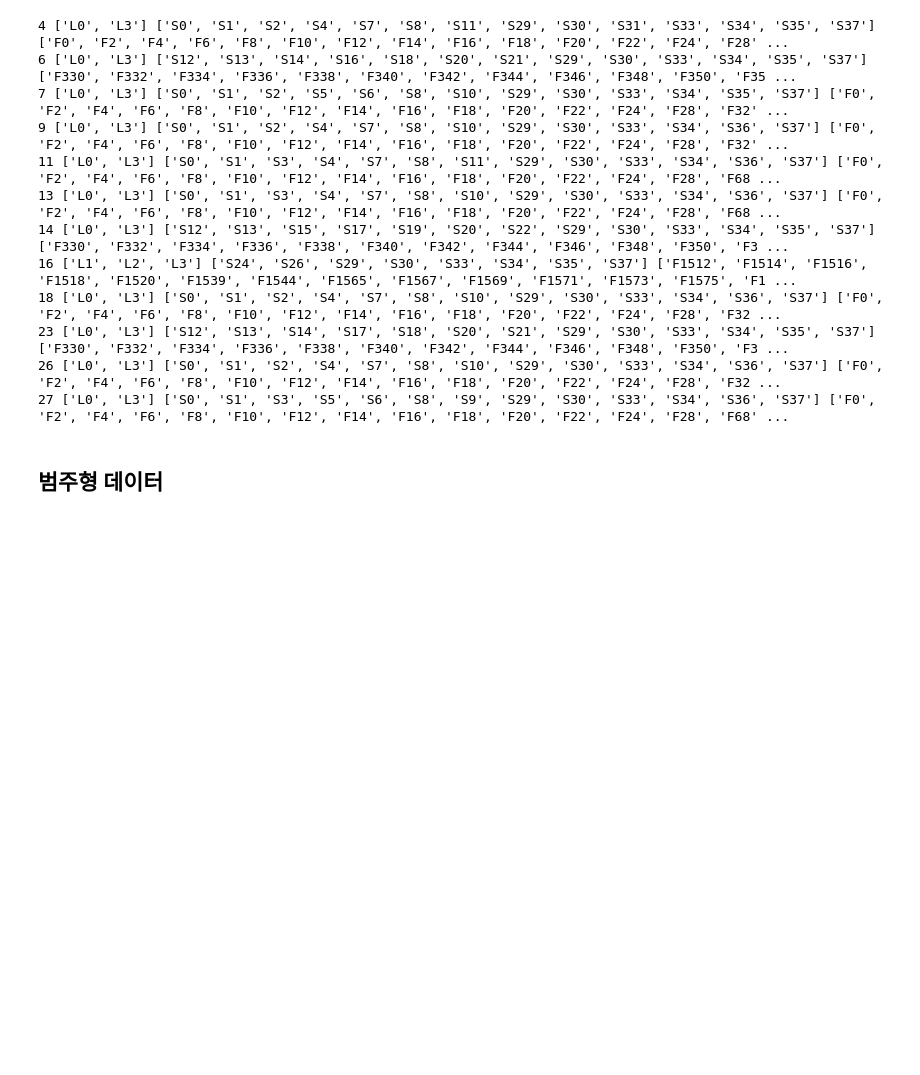
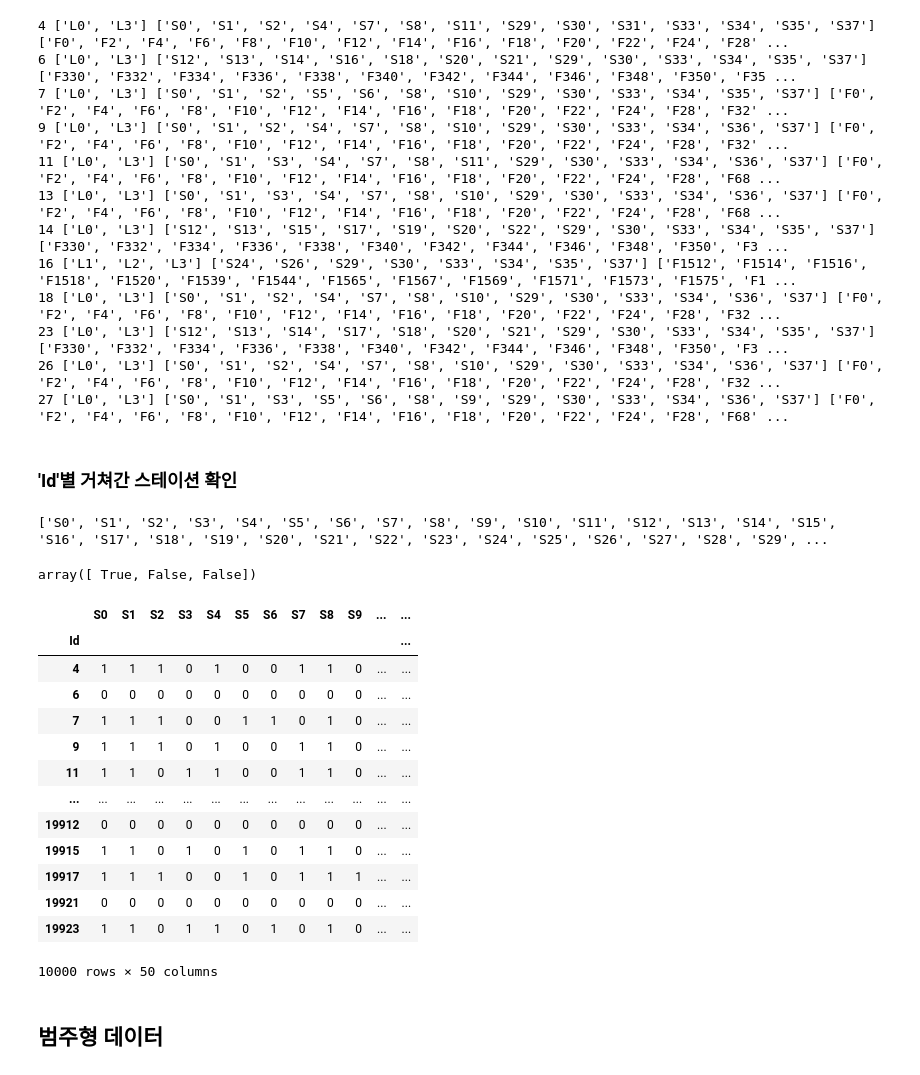
Before and after one commit to seonydg/ml-classification-Bosch-Production-Line-Performance, a Jupyter notebook: Bosch Production Line Performance.ipynb, the cells around one changed output. Saved outputs shown, nothing was run; the diff lists cells and outputs as text; code cells hidden in the pictures; blank space fills up the shorter version.

Commit message:
feat : numeric data preprocessing-2

```diff
--- a/Bosch Production Line Performance.ipynb
+++ b/Bosch Production Line Performance.ipynb
@@ -198,6 +198,52 @@ for idx, row in X.iterrows():
 23 ['L0', 'L3'] ['S12', 'S13', 'S14', 'S17', 'S18', 'S20', 'S21', 'S29', 'S30', 'S33', 'S34', 'S35', 'S37'] ['F330', 'F332', 'F334', 'F336', 'F338', 'F340', 'F342', 'F344', 'F346', 'F348', 'F350', 'F3 ...
 26 ['L0', 'L3'] ['S0', 'S1', 'S2', 'S4', 'S7', 'S8', 'S10', 'S29', 'S30', 'S33', 'S34', 'S36', 'S37'] ['F0', 'F2', 'F4', 'F6', 'F8', 'F10', 'F12', 'F14', 'F16', 'F18', 'F20', 'F22', 'F24', 'F28', 'F32 ...
 27 ['L0', 'L3'] ['S0', 'S1', 'S3', 'S5', 'S6', 'S8', 'S9', 'S29', 'S30', 'S33', 'S34', 'S36', 'S37'] ['F0', 'F2', 'F4', 'F6', 'F8', 'F10', 'F12', 'F14', 'F16', 'F18', 'F20', 'F22', 'F24', 'F28', 'F68' ...
+# %% [markdown]
+### 'Id'별 거쳐간 스테이션 확인
+# %%
+total_stations = []
+
+for line in line_station_feature_dict.keys():
+    total_stations += line_station_feature_dict[line]['station']
+
+print(total_stations)
+# %% [output]
+['S0', 'S1', 'S2', 'S3', 'S4', 'S5', 'S6', 'S7', 'S8', 'S9', 'S10', 'S11', 'S12', 'S13', 'S14', 'S15', 'S16', 'S17', 'S18', 'S19', 'S20', 'S21', 'S22', 'S23', 'S24', 'S25', 'S26', 'S27', 'S28', 'S29', ...
+# %%
+np.isin([1, 2, 3], 1)
+# %% [output]
+array([ True, False, False])
+# %%
+station_x = []
+
+for idx, row in X.iterrows():
+    if sum(row.notnull()) == 0:
+        station_x.append(np.zeros(len(total_stations))) # 공정을 거치지 않은 데이터도 포함시켜야 한다.
+
+    else:
+        not_null_columns = X.columns[row.notnull()]
+        stations = pd.Series(not_null_columns).str.split('_', expand=True).iloc[:, 1].drop_duplicates().to_list()
+        station_x.append(np.isin(total_stations, stations))
+
+station_x = pd.DataFrame(station_x, index=X.index, columns=total_stations)
+station_x = station_x.astype(int)
+
+station_x
+# %% [output]
+|  | S0 | S1 | S2 | S3 | S4 | S5 | S6 | S7 | S8 | S9 | ... | ... |
+| Id |  |  |  |  |  |  |  |  |  |  |  | ... |
+| 4 | 1 | 1 | 1 | 0 | 1 | 0 | 0 | 1 | 1 | 0 | ... | ... |
+| 6 | 0 | 0 | 0 | 0 | 0 | 0 | 0 | 0 | 0 | 0 | ... | ... |
+| 7 | 1 | 1 | 1 | 0 | 0 | 1 | 1 | 0 | 1 | 0 | ... | ... |
+| 9 | 1 | 1 | 1 | 0 | 1 | 0 | 0 | 1 | 1 | 0 | ... | ... |
+| 11 | 1 | 1 | 0 | 1 | 1 | 0 | 0 | 1 | 1 | 0 | ... | ... |
+| ... | ... | ... | ... | ... | ... | ... | ... | ... | ... | ... | ... | ... |
+| 19912 | 0 | 0 | 0 | 0 | 0 | 0 | 0 | 0 | 0 | 0 | ... | ... |
+| 19915 | 1 | 1 | 0 | 1 | 0 | 1 | 0 | 1 | 1 | 0 | ... | ... |
+| 19917 | 1 | 1 | 1 | 0 | 0 | 1 | 0 | 1 | 1 | 1 | ... | ... |
+| 19921 | 0 | 0 | 0 | 0 | 0 | 0 | 0 | 0 | 0 | 0 | ... | ... |
+| 19923 | 1 | 1 | 0 | 1 | 1 | 0 | 1 | 0 | 1 | 0 | ... | ... |
+10000 rows × 50 columns
 # %% [markdown]
 ## 범주형 데이터
 # %%
```
